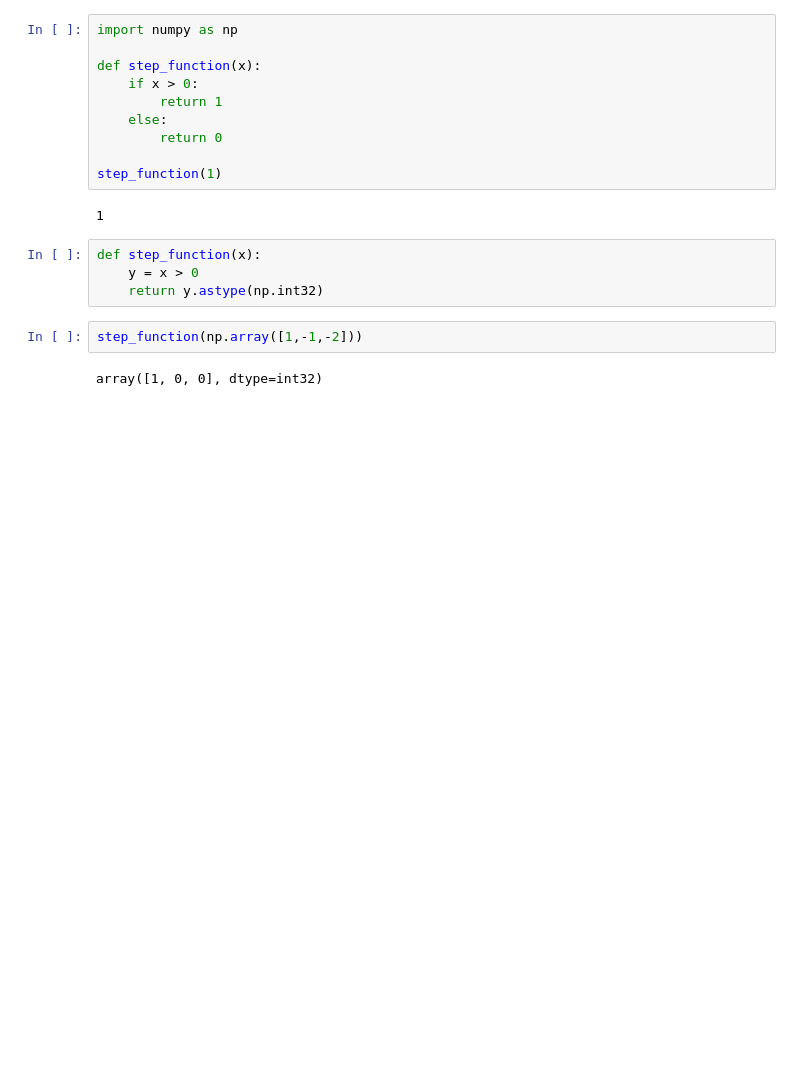
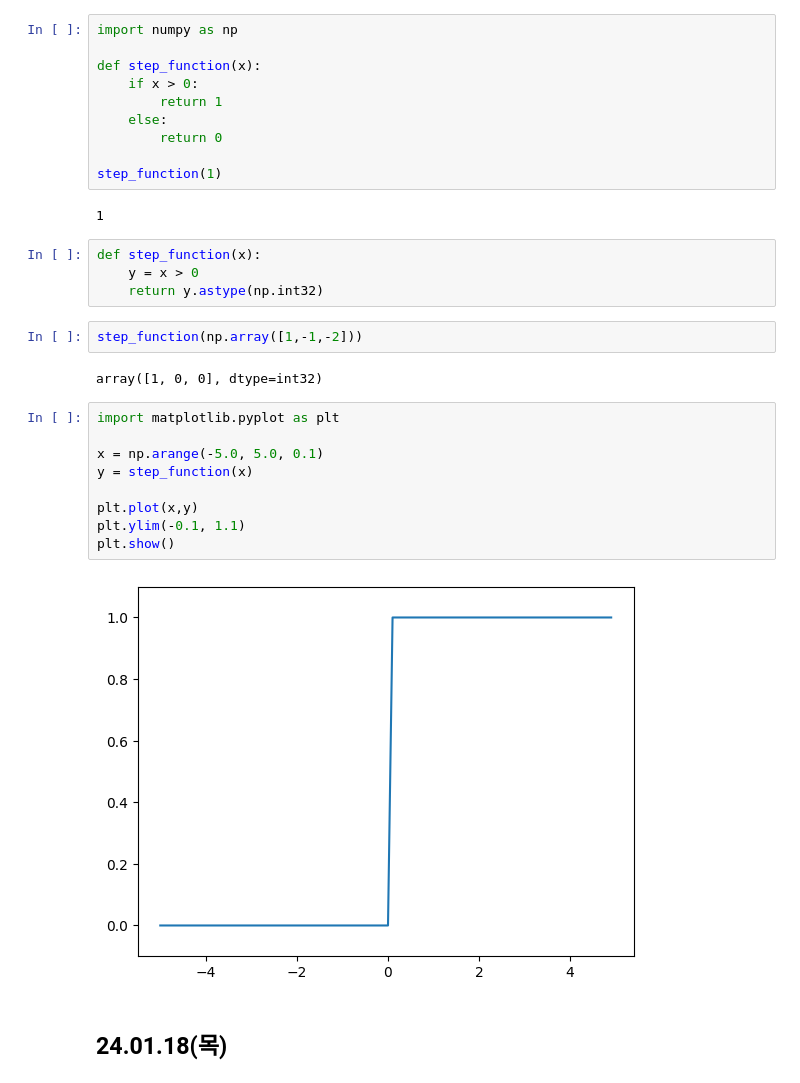
Before and after one commit to Chanmuzi/Deep-Learning-from-Scratch, a Jupyter notebook: practice.ipynb, the cells around one changed output. Cells and saved outputs as stored; diff of their text form; blank space fills up the shorter version.

```diff
--- a/practice.ipynb
+++ b/practice.ipynb
@@ -308,3 +308,16 @@ def step_function(x):
 step_function(np.array([1,-1,-2]))
 # %% [output]
 array([1, 0, 0], dtype=int32)
+# %%
+import matplotlib.pyplot as plt
+
+x = np.arange(-5.0, 5.0, 0.1)
+y = step_function(x)
+
+plt.plot(x,y)
+plt.ylim(-0.1, 1.1)
+plt.show()
+# %% [output]
+[figure, added]
+# %% [markdown]
+## 24.01.18(목)
```
Also changed, not shown: parts of 4 cells of this notebook.
